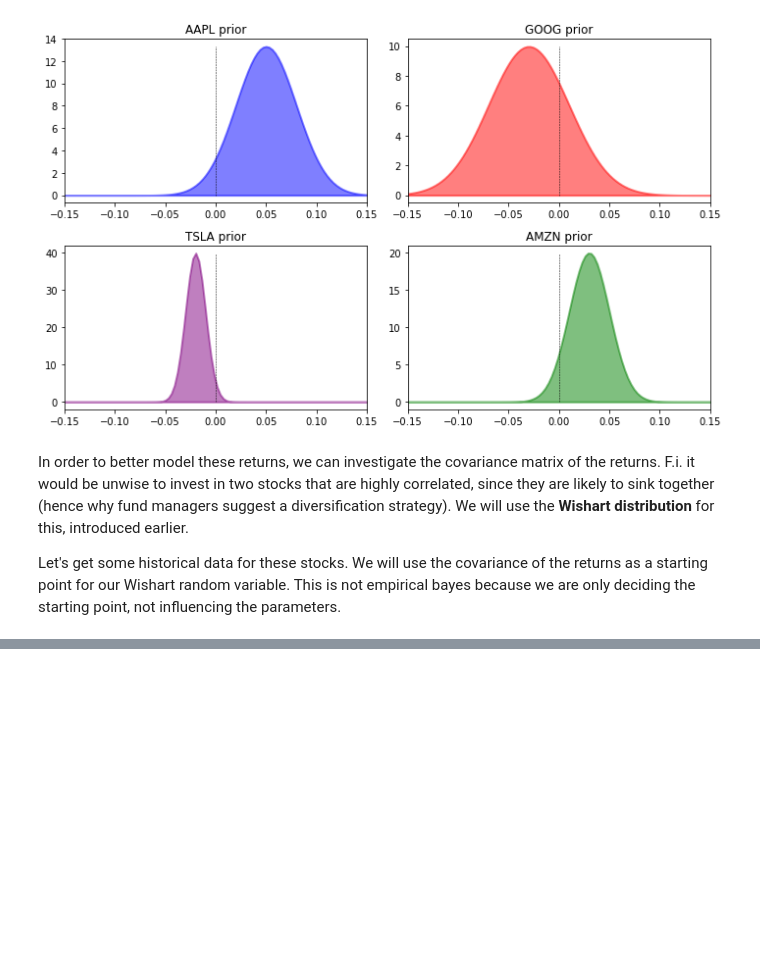
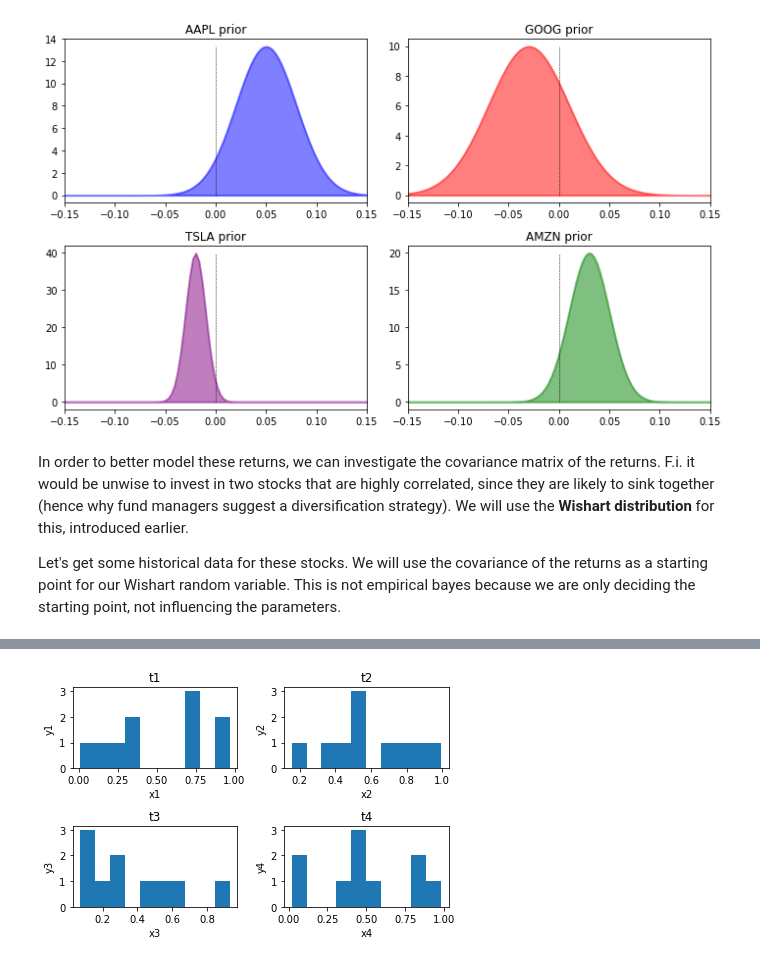
Before and after one commit to rmania/datascience, a Jupyter notebook: ubc_ml/06_Bayesian_stats_extra.ipynb, the cells around one changed output, grey strips where cells are left out. Cells and saved outputs as stored; diff of their text form; code cells hidden in the pictures; blank space fills up the shorter version.

```diff
--- a/ubc_ml/06_Bayesian_stats_extra.ipynb
+++ b/ubc_ml/06_Bayesian_stats_extra.ipynb
@@ -381,0 +414,16 @@ URLError: <urlopen error [Errno 11001] getaddrinfo failed>
+# %%
+data=np.random.random((4,10))
+xaxes = ['x1','x2','x3','x4']
+yaxes = ['y1','y2','y3','y4']
+titles = ['t1','t2','t3','t4']
+
+f,a = plt.subplots(2,2)
+a = a.ravel()
+for idx,ax in enumerate(a):
+    ax.hist(data[idx])
+    ax.set_title(titles[idx])
+    ax.set_xlabel(xaxes[idx])
+    ax.set_ylabel(yaxes[idx])
+plt.tight_layout()
+# %% [output]
+[figure, added]
```
Also changed, not shown: parts of 16 cells of this notebook.
